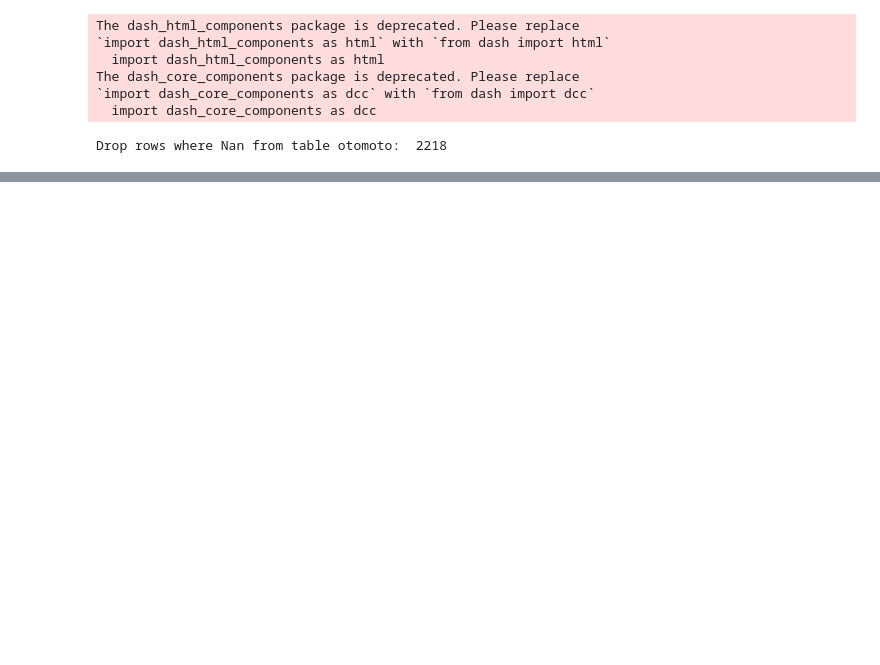
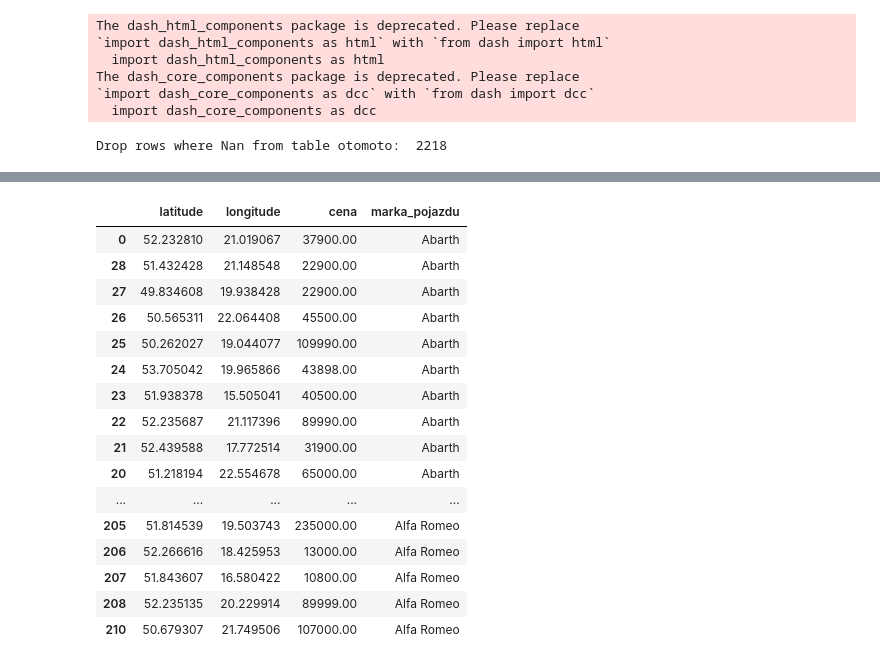
Before and after one commit to Bartoszcz28/Otomoto, a Jupyter notebook: Final_visualization.ipynb, the cells around one changed output, grey strips where cells are left out. Saved outputs shown, nothing was run; the diff lists cells and outputs as text; code cells hidden in the pictures; blank space fills up the shorter version.

```diff
--- a/Final_visualization.ipynb
+++ b/Final_visualization.ipynb
@@ -118,0 +157,21 @@ min_value_price = car_loc["cena"].min()
+# %%
+car_loc = car_loc.sort_values(by=['marka_pojazdu'])
+car_loc.head(50)
+# %% [output]
+|  | latitude | longitude | cena | marka_pojazdu |
+| 0 | 52.232810 | 21.019067 | 37900.00 | Abarth |
+| 28 | 51.432428 | 21.148548 | 22900.00 | Abarth |
+| 27 | 49.834608 | 19.938428 | 22900.00 | Abarth |
+| 26 | 50.565311 | 22.064408 | 45500.00 | Abarth |
+| 25 | 50.262027 | 19.044077 | 109990.00 | Abarth |
+| 24 | 53.705042 | 19.965866 | 43898.00 | Abarth |
+| 23 | 51.938378 | 15.505041 | 40500.00 | Abarth |
+| 22 | 52.235687 | 21.117396 | 89990.00 | Abarth |
+| 21 | 52.439588 | 17.772514 | 31900.00 | Abarth |
+| 20 | 51.218194 | 22.554678 | 65000.00 | Abarth |
+| ... | ... | ... | ... | ... |
+| 205 | 51.814539 | 19.503743 | 235000.00 | Alfa Romeo |
+| 206 | 52.266616 | 18.425953 | 13000.00 | Alfa Romeo |
+| 207 | 51.843607 | 16.580422 | 10800.00 | Alfa Romeo |
+| 208 | 52.235135 | 20.229914 | 89999.00 | Alfa Romeo |
+| 210 | 50.679307 | 21.749506 | 107000.00 | Alfa Romeo |
```
Also changed, not shown: parts of 9 cells of this notebook, 3 other files.
